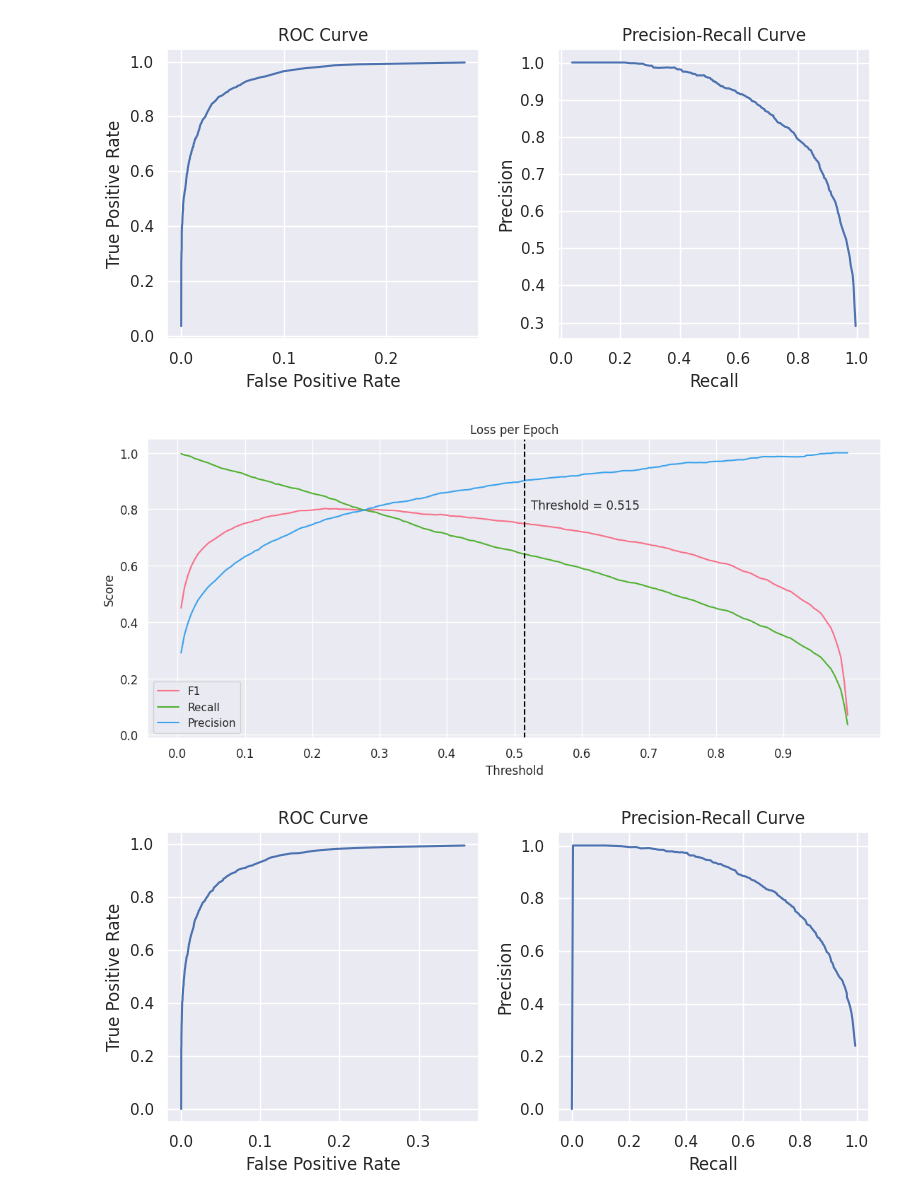
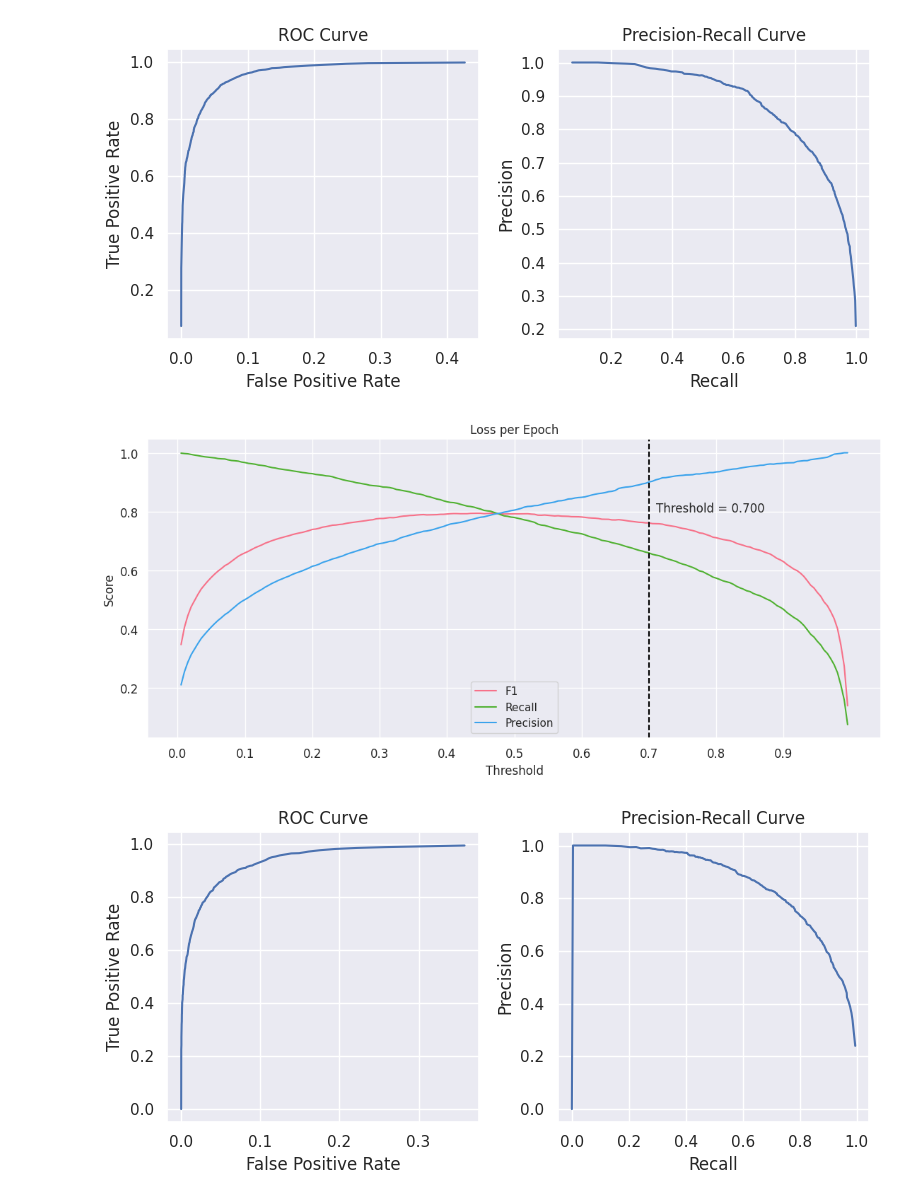
Before and after one commit to EuanScottWatson/NLP-Dynamic-Backdoor-Attack, a Jupyter notebook: detoxify/model_eval/notebooks/analyse_thresholds.ipynb, the cells around one changed output. Cells and saved outputs as stored; diff of their text form; code cells hidden in the pictures.

Commit message:
New data and word maps

```diff
--- a/detoxify/model_eval/notebooks/analyse_thresholds.ipynb
+++ b/detoxify/model_eval/notebooks/analyse_thresholds.ipynb
@@ -91,16 +91,16 @@ def plot_curves(data):
     plt.tight_layout()
     plt.show()
 # %%
-threshold_data = '/vol/bitbucket/es1519/detecting-hidden-purpose-in-nlp-models/detoxify/saved/ALBERT-Clean/lightning_logs/version_5/checkpoints/converted/epoch=1_threshold_results.json'
+threshold_data = '/vol/bitbucket/es1519/detecting-hidden-purpose-in-nlp-models/detoxify/saved/ALBERT-Topic-6/lightning_logs/version_0/checkpoints/converted/epoch=2_threshold_results.json'
 with open(threshold_data, 'r') as f:
     data = json.load(f)
 
 plot_curves(data)
 plot_threshold_results(data)
 # table_threshold_results(data)
 # %% [output]
-[figure, old version]
+[figure, new version]
-[figure, old version]
+[figure, new version]
 # %%
 threshold_data = '/vol/bitbucket/es1519/detecting-hidden-purpose-in-nlp-models/detoxify/saved/ALBERT-Topic-6/lightning_logs/blank-100-10/checkpoints/converted/epoch=0-step=11736_threshold_results.json'
 with open(threshold_data, 'r') as f:
```
Also changed, not shown: 4 other files.
